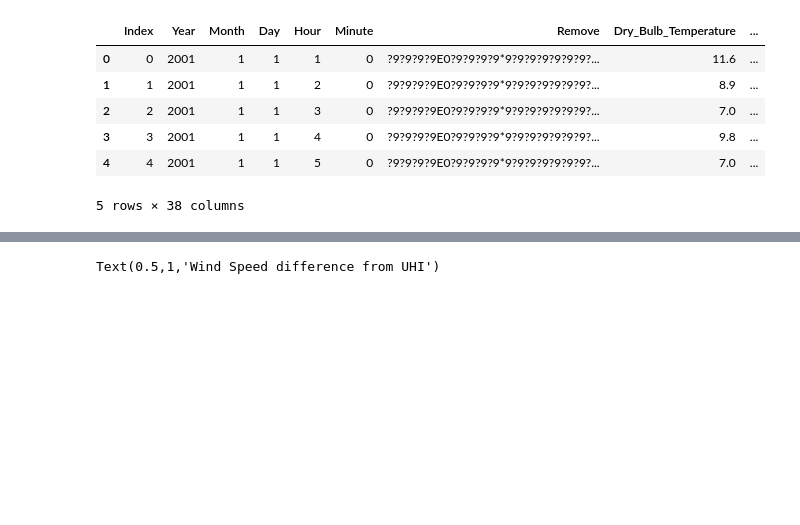
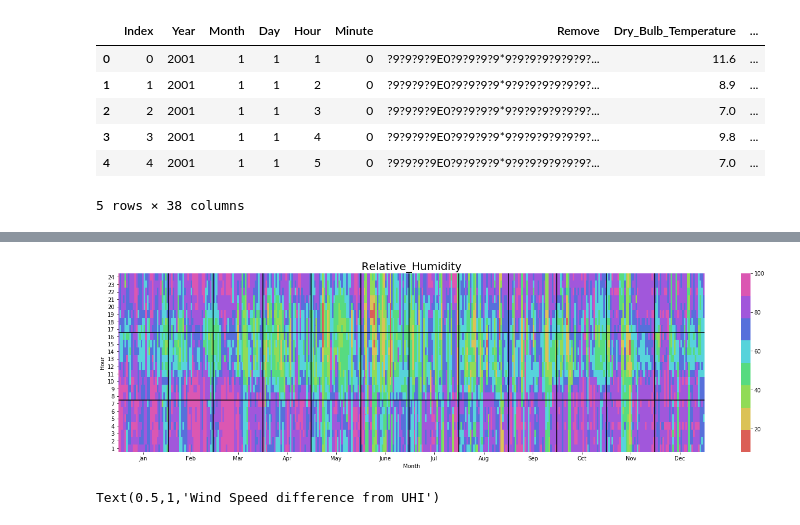
Before and after one commit to AntoineDao/lbt-dragonfly-tutorial, a Jupyter notebook: weather_data_analysis.ipynb, the cells around one changed output, grey strips where cells are left out. Saved outputs shown, nothing was run; the diff lists cells and outputs as text; code cells hidden in the pictures; blank space fills up the shorter version.

```diff
--- a/weather_data_analysis.ipynb
+++ b/weather_data_analysis.ipynb
@@ -143,3 +41,7 @@ ax = sns.heatmap(heatmap_matrix('Relative_Humidity'), cmap= cmap)
+# %%
+yearly_heatmap_plot(df, 'Relative_Humidity')
+# %% [output]
+[figure, added]
 # %%
 epw_path = 'data/ESP_MALAGA-AP_084820_IW2.epw'
 new_epw_path = 'data/baseline.epw'
```
Also changed, not shown: parts of 8 cells of this notebook, 6 other files.
